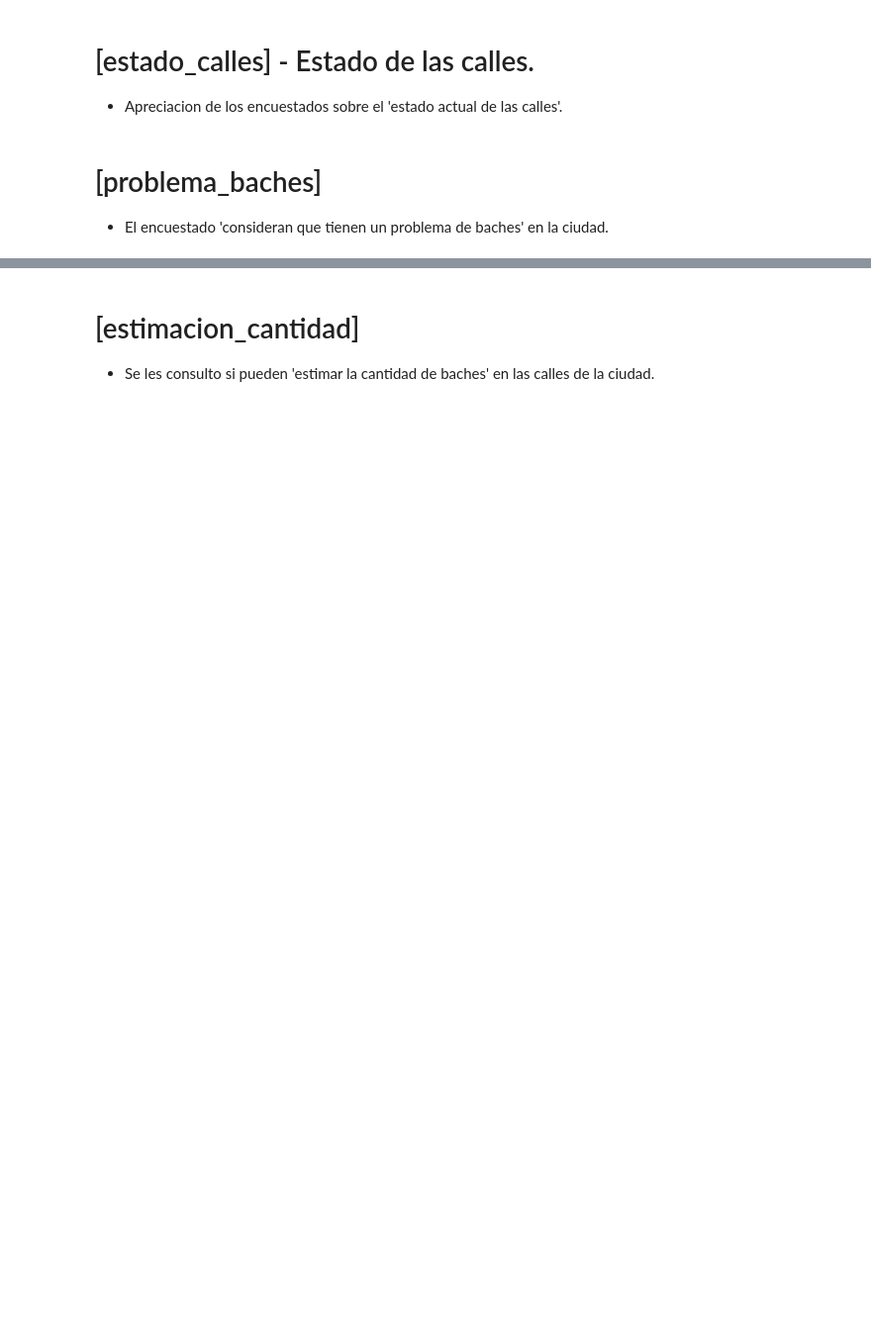
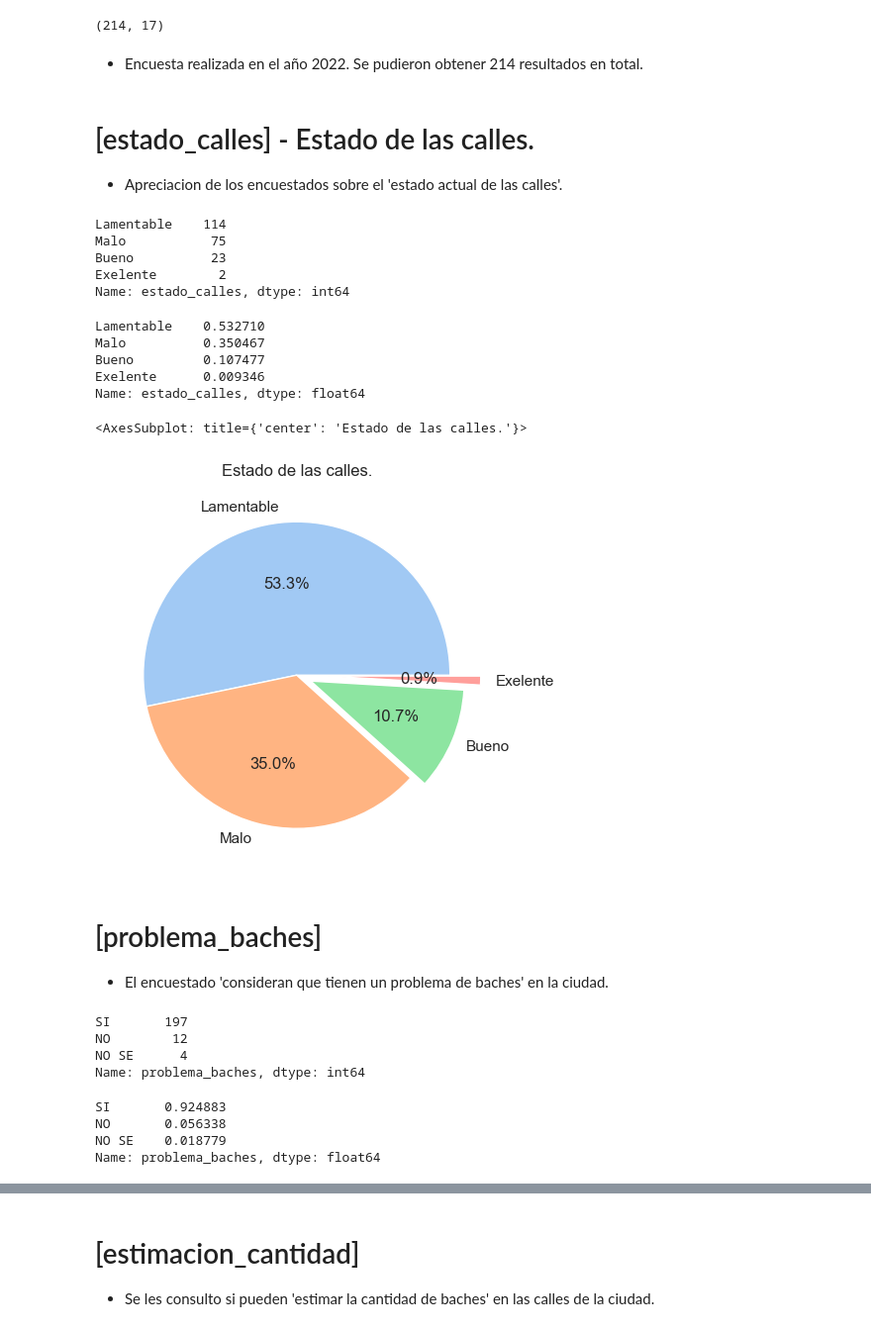
Before and after one commit to TorrezMN/Data_Science, a Jupyter notebook: src/notebooks/general_results.ipynb, the cells around one changed output, grey strips where cells are left out. Shown at 99% size. Drawn from its saved outputs; the diff is of its cells as text; code cells hidden in the pictures; blank space fills up the shorter version.

Commit message:
FINISH writing 'general_results' notebook.

```diff
--- a/src/notebooks/general_results.ipynb
+++ b/src/notebooks/general_results.ipynb
@@ -22,6 +20,53 @@ df = pd.read_csv("./central_df.csv")
+# %%
+df.shape
+# %% [output]
+(214, 17)
+# %% [markdown]
+- Encuesta realizada en el año 2022. Se pudieron obtener 214 resultados en total.
 # %% [markdown]
 # [estado_calles] - Estado de las calles.
 - Apreciacion de los encuestados sobre el 'estado actual de las calles'.
+# %%
+df["estado_calles"].value_counts()
+# %% [output]
+Lamentable    114
+Malo           75
+Bueno          23
+Exelente        2
+Name: estado_calles, dtype: int64
+# %%
+df["estado_calles"].value_counts(normalize=True)
+# %% [output]
+Lamentable    0.532710
+Malo          0.350467
+Bueno         0.107477
+Exelente      0.009346
+Name: estado_calles, dtype: float64
+# %%
+df["estado_calles"].value_counts(normalize=True).plot(
+    kind="pie",
+    title="Estado de las calles.",
+    ylabel="",
+    explode=[0, 0, 0.1, 0.2],
+    autopct="%1.1f%%",
+)
+# %% [output]
+<AxesSubplot: title={'center': 'Estado de las calles.'}>
+[figure, added]
 # %% [markdown]
 # [problema_baches]
 - El encuestado 'consideran que tienen un problema de baches' en la ciudad.
+# %%
+df["problema_baches"].value_counts()
+# %% [output]
+SI       197
+NO        12
+NO SE      4
+Name: problema_baches, dtype: int64
+# %%
+df["problema_baches"].value_counts(normalize=True)
+# %% [output]
+SI       0.924883
+NO       0.056338
+NO SE    0.018779
+Name: problema_baches, dtype: float64
```
Also changed, not shown: parts of 35 cells of this notebook.
